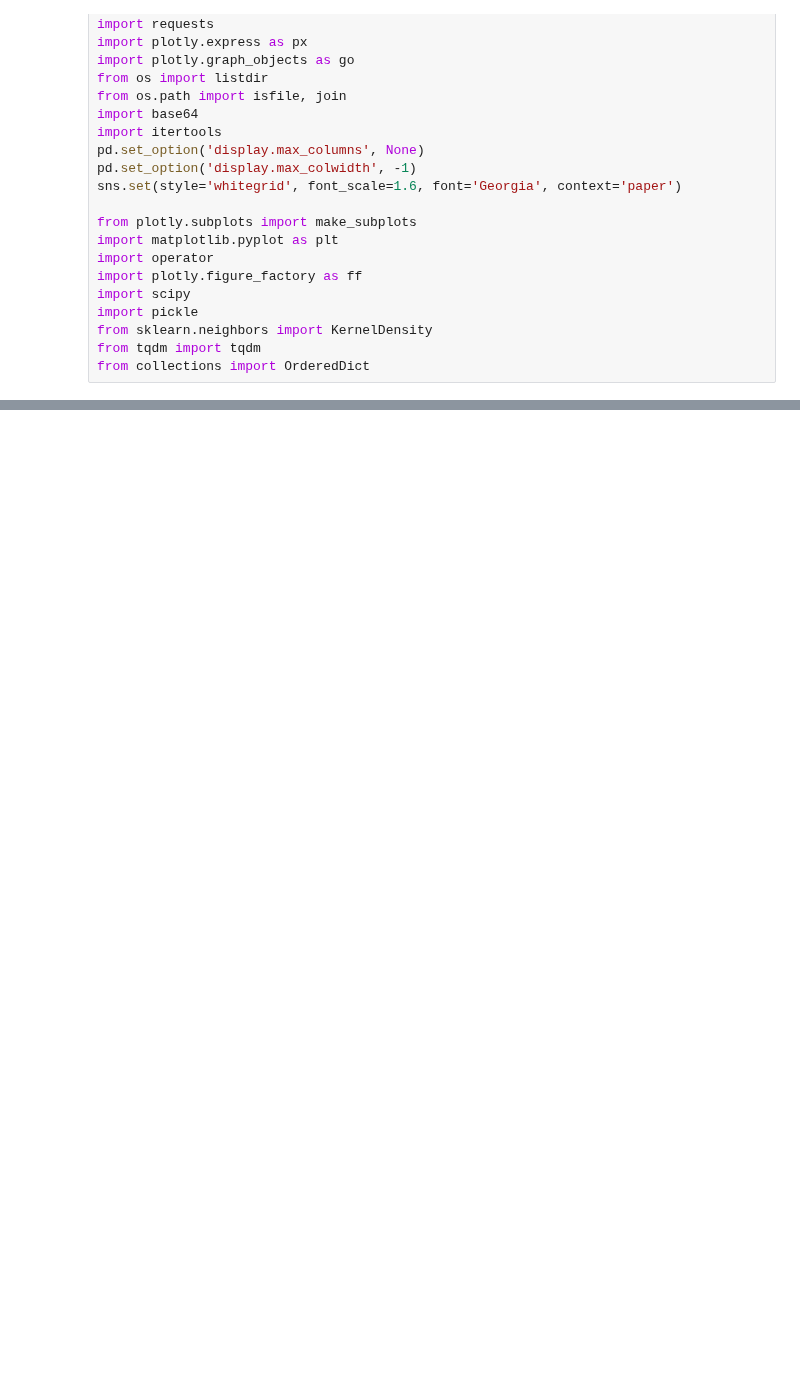
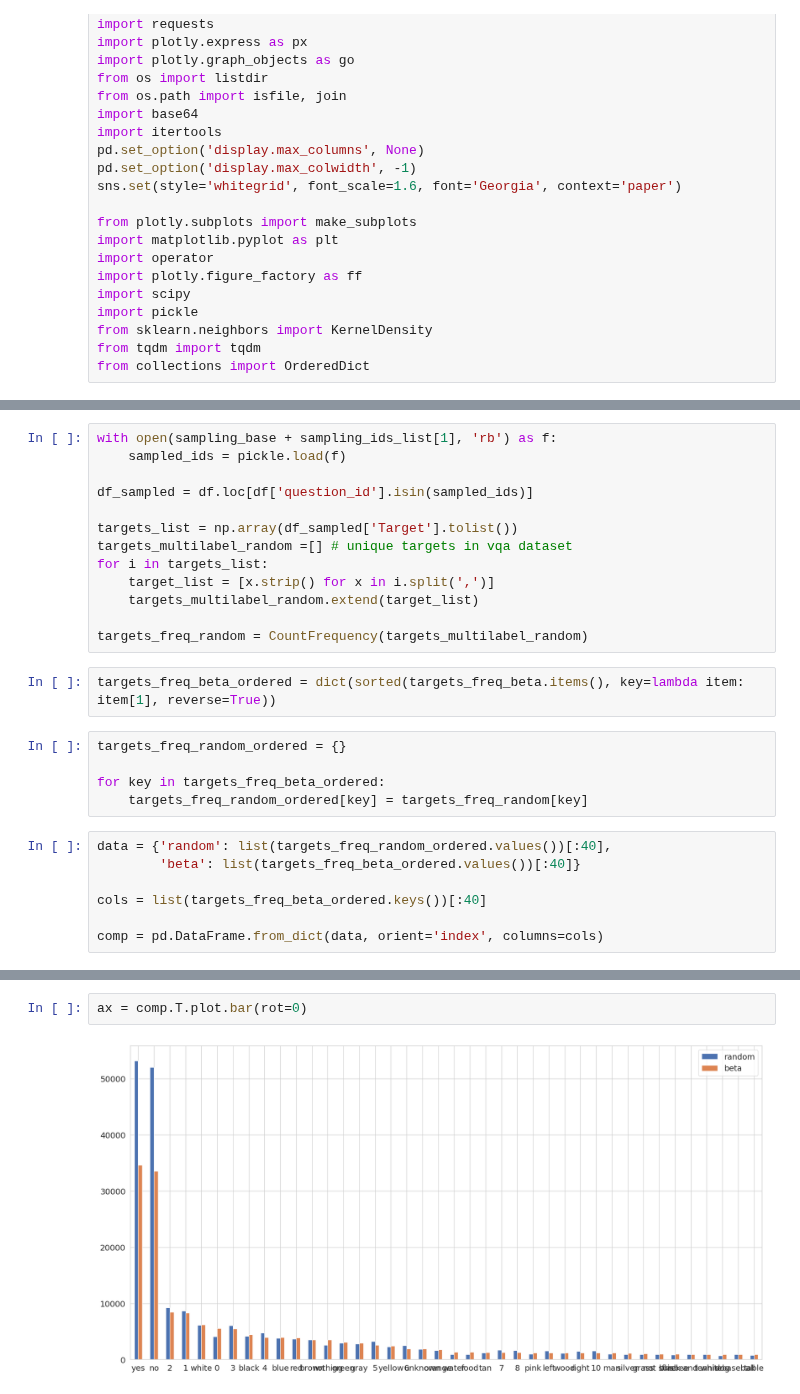
Before and after one commit to jr4fs/vl-pretraining, a Jupyter notebook: src/dataset_selection/sampling/random_sampling_investigation.ipynb, the cells around one changed output, grey strips where cells are left out. Saved outputs shown, nothing was run; the diff lists cells and outputs as text; blank space fills up the shorter version.

```diff
--- a/src/dataset_selection/sampling/random_sampling_investigation.ipynb
+++ b/src/dataset_selection/sampling/random_sampling_investigation.ipynb
@@ -229,0 +317,27 @@ plt.show()
+# %%
+with open(sampling_base + sampling_ids_list[1], 'rb') as f:
+    sampled_ids = pickle.load(f)
+
+df_sampled = df.loc[df['question_id'].isin(sampled_ids)]
+
+targets_list = np.array(df_sampled['Target'].tolist())
+targets_multilabel_random =[] # unique targets in vqa dataset
+for i in targets_list:
+    target_list = [x.strip() for x in i.split(',')]
+    targets_multilabel_random.extend(target_list)
+
+targets_freq_random = CountFrequency(targets_multilabel_random)
+# %%
+targets_freq_beta_ordered = dict(sorted(targets_freq_beta.items(), key=lambda item: item[1], reverse=True))
+# %%
+targets_freq_random_ordered = {}
+
+for key in targets_freq_beta_ordered:
+    targets_freq_random_ordered[key] = targets_freq_random[key]
+# %%
+data = {'random': list(targets_freq_random_ordered.values())[:40],
+        'beta': list(targets_freq_beta_ordered.values())[:40]}
+
+cols = list(targets_freq_beta_ordered.keys())[:40]
+
+comp = pd.DataFrame.from_dict(data, orient='index', columns=cols)
@@ -229,0 +350,4 @@ plt.show()
+# %%
+ax = comp.T.plot.bar(rot=0)
+# %% [output]
+[figure, added]
```
Also changed, not shown: parts of 11 cells of this notebook.
